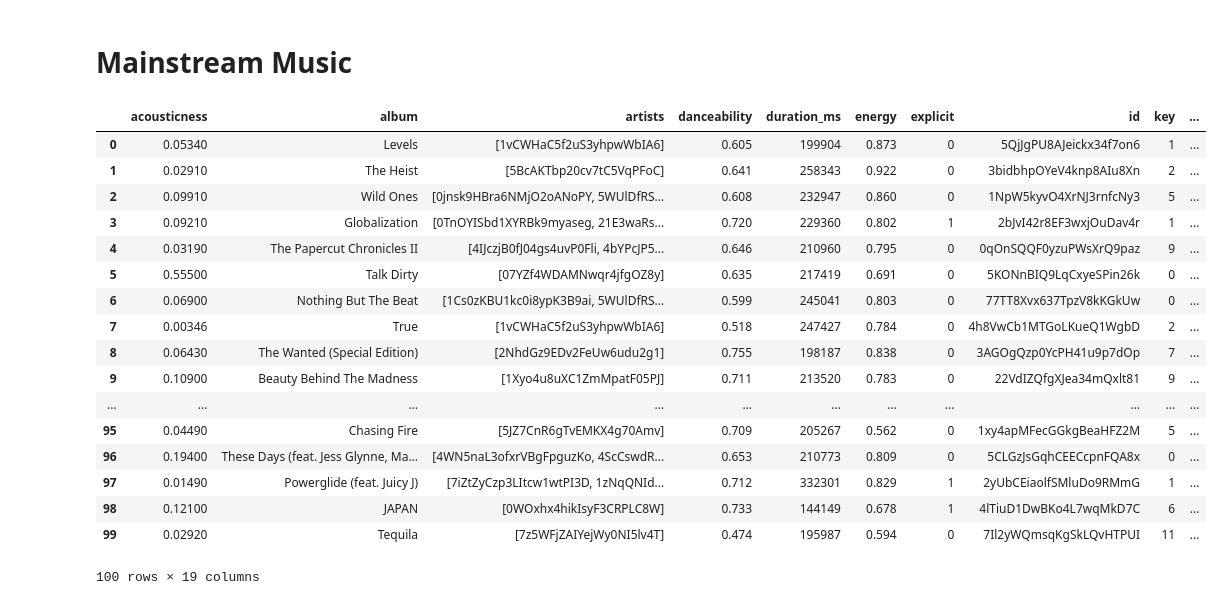
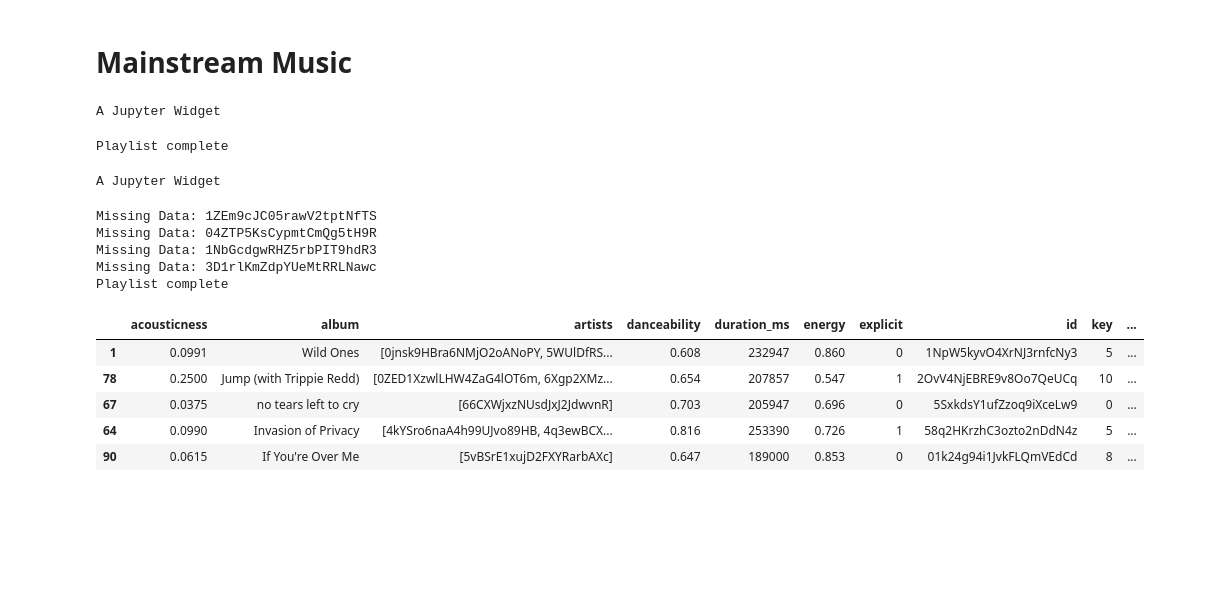
Before and after one commit to liebscher/musicanalysis, a Jupyter notebook: 2_Data_Prep.ipynb, the cells around one changed output. Drawn from its saved outputs; the diff is of its cells as text; code cells hidden in the pictures; blank space fills up the shorter version.

Commit message:
add tqdm

```diff
--- a/2_Data_Prep.ipynb
+++ b/2_Data_Prep.ipynb
@@ -610,38 +627,39 @@ full_history.to_json('data/history_comp.json')
 def fetch_mainstream(playlists):
     mainstream_music = []
     for playlist in playlists:
-        for item in sp.user_playlist_tracks(playlist[0], playlist[1])['items']:
+        for item in tqdm(sp.user_playlist_tracks(playlist[0], playlist[1])['items']):
             id_ = item['track']['id']
 
             features = sp.audio_features(id_)[0]
 
-            mainstream_music.append(format_return_track(item['track'], features))
+            try:
+                mainstream_music.append(format_return_track(item['track'], features))
+            except TypeError:
+                print('Missing Data: ' + id_)
 
         print('Playlist complete')
 
     return mainstream_music
 # %%
+# Today's Top Hits & United States Top 50
+
 playlists = [('spotify', '37i9dQZF1DX0s5kDXi1oC5'), ('spotify', '37i9dQZF1DXcBWIGoYBM5M')]
 
 mainstream_music = pd.DataFrame(fetch_mainstream(playlists)).dropna()
 mainstream_music.to_json('data/mainstream_music.json')
-mainstream_music
+mainstream_music.sample(5)
 # %% [output]
+A Jupyter Widget
+Playlist complete
+A Jupyter Widget
+Missing Data: 1ZEm9cJC05rawV2tptNfTS
+Missing Data: 04ZTP5KsCypmtCmQg5tH9R
+Missing Data: 1NbGcdgwRHZ5rbPIT9hdR3
+Missing Data: 3D1rlKmZdpYUeMtRRLNawc
+Playlist complete
 |  | acousticness | album | artists | danceability | duration_ms | energy | explicit | id | key | ... |
-| 0 | 0.05340 | Levels | [1vCWHaC5f2uS3yhpwWbIA6] | 0.605 | 199904 | 0.873 | 0 | 5QjJgPU8AJeickx34f7on6 | 1 | ... |
-| 1 | 0.02910 | The Heist | [5BcAKTbp20cv7tC5VqPFoC] | 0.641 | 258343 | 0.922 | 0 | 3bidbhpOYeV4knp8AIu8Xn | 2 | ... |
-| 2 | 0.09910 | Wild Ones | [0jnsk9HBra6NMjO2oANoPY, 5WUlDfRS... | 0.608 | 232947 | 0.860 | 0 | 1NpW5kyvO4XrNJ3rnfcNy3 | 5 | ... |
-| 3 | 0.09210 | Globalization | [0TnOYISbd1XYRBk9myaseg, 21E3waRs... | 0.720 | 229360 | 0.802 | 1 | 2bJvI42r8EF3wxjOuDav4r | 1 | ... |
-| 4 | 0.03190 | The Papercut Chronicles II | [4IJczjB0fJ04gs4uvP0Fli, 4bYPcJP5... | 0.646 | 210960 | 0.795 | 0 | 0qOnSQQF0yzuPWsXrQ9paz | 9 | ... |
-| 5 | 0.55500 | Talk Dirty | [07YZf4WDAMNwqr4jfgOZ8y] | 0.635 | 217419 | 0.691 | 0 | 5KONnBIQ9LqCxyeSPin26k | 0 | ... |
-| 6 | 0.06900 | Nothing But The Beat | [1Cs0zKBU1kc0i8ypK3B9ai, 5WUlDfRS... | 0.599 | 245041 | 0.803 | 0 | 77TT8Xvx637TpzV8kKGkUw | 0 | ... |
-| 7 | 0.00346 | True | [1vCWHaC5f2uS3yhpwWbIA6] | 0.518 | 247427 | 0.784 | 0 | 4h8VwCb1MTGoLKueQ1WgbD | 2 | ... |
-| 8 | 0.06430 | The Wanted (Special Edition) | [2NhdGz9EDv2FeUw6udu2g1] | 0.755 | 198187 | 0.838 | 0 | 3AGOgQzp0YcPH41u9p7dOp | 7 | ... |
-| 9 | 0.10900 | Beauty Behind The Madness | [1Xyo4u8uXC1ZmMpatF05PJ] | 0.711 | 213520 | 0.783 | 0 | 22VdIZQfgXJea34mQxlt81 | 9 | ... |
-| ... | ... | ... | ... | ... | ... | ... | ... | ... | ... | ... |
-| 95 | 0.04490 | Chasing Fire | [5JZ7CnR6gTvEMKX4g70Amv] | 0.709 | 205267 | 0.562 | 0 | 1xy4apMFecGGkgBeaHFZ2M | 5 | ... |
-| 96 | 0.19400 | These Days (feat. Jess Glynne, Ma... | [4WN5naL3ofxrVBgFpguzKo, 4ScCswdR... | 0.653 | 210773 | 0.809 | 0 | 5CLGzJsGqhCEECcpnFQA8x | 0 | ... |
-| 97 | 0.01490 | Powerglide (feat. Juicy J) | [7iZtZyCzp3LItcw1wtPI3D, 1zNqQNId... | 0.712 | 332301 | 0.829 | 1 | 2yUbCEiaolfSMluDo9RMmG | 1 | ... |
-| 98 | 0.12100 | JAPAN | [0WOxhx4hikIsyF3CRPLC8W] | 0.733 | 144149 | 0.678 | 1 | 4lTiuD1DwBKo4L7wqMkD7C | 6 | ... |
-| 99 | 0.02920 | Tequila | [7z5WFjZAIYejWy0NI5lv4T] | 0.474 | 195987 | 0.594 | 0 | 7Il2yWQmsqKgSkLQvHTPUI | 11 | ... |
+| 1 | 0.0991 | Wild Ones | [0jnsk9HBra6NMjO2oANoPY, 5WUlDfRS... | 0.608 | 232947 | 0.860 | 0 | 1NpW5kyvO4XrNJ3rnfcNy3 | 5 | ... |
+| 78 | 0.2500 | Jump (with Trippie Redd) | [0ZED1XzwlLHW4ZaG4lOT6m, 6Xgp2XMz... | 0.654 | 207857 | 0.547 | 1 | 2OvV4NjEBRE9v8Oo7QeUCq | 10 | ... |
+| 67 | 0.0375 | no tears left to cry | [66CXWjxzNUsdJxJ2JdwvnR] | 0.703 | 205947 | 0.696 | 0 | 5SxkdsY1ufZzoq9iXceLw9 | 0 | ... |
+| 64 | 0.0990 | Invasion of Privacy | [4kYSro6naA4h99UJvo89HB, 4q3ewBCX... | 0.816 | 253390 | 0.726 | 1 | 58q2HKrzhC3ozto2nDdN4z | 5 | ... |
+| 90 | 0.0615 | If You're Over Me | [5vBSrE1xujD2FXYRarbAXc] | 0.647 | 189000 | 0.853 | 0 | 01k24g94i1JvkFLQmVEdCd | 8 | ... |
-100 rows × 19 columns
```
Also changed, not shown: parts of 13 cells of this notebook.
